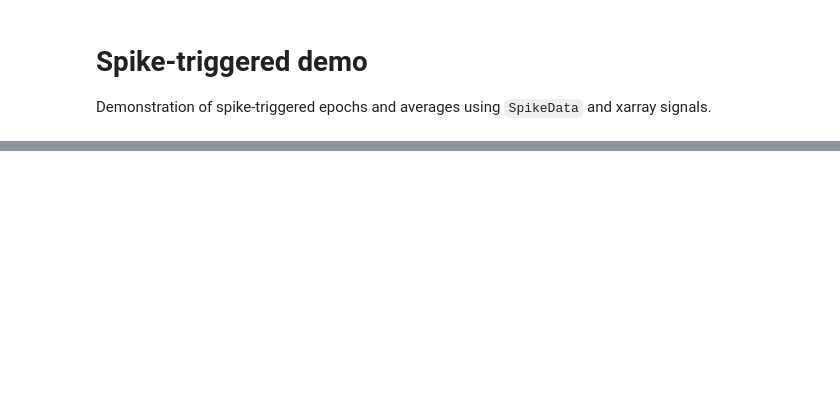
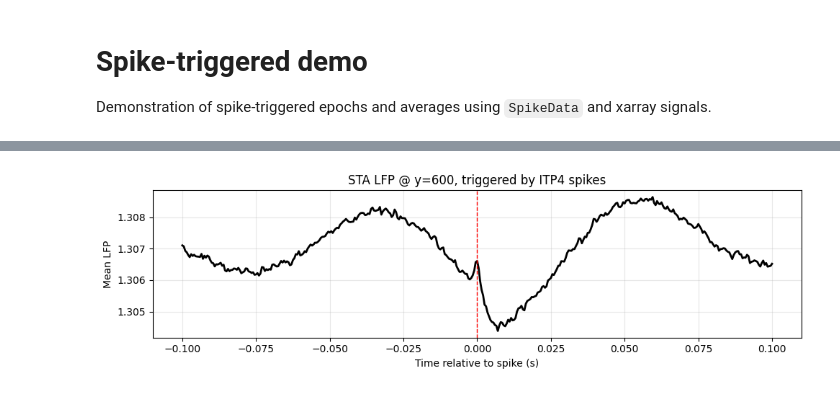
Before and after one commit to niknovikov19/sim-data-analyzer, a Jupyter notebook: dev_scratch/spike_triggered_demo.ipynb, the cells around one changed output, grey strips where cells are left out. Cells and saved outputs as stored; diff of their text form; code cells hidden in the pictures; blank space fills up the shorter version.

```diff
--- a/dev_scratch/spike_triggered_demo.ipynb
+++ b/dev_scratch/spike_triggered_demo.ipynb
@@ -22,19 +22,19 @@ from sim_data_analyzer.xr_signal import interp_time_outliers
 from sim_data_analyzer.xr_spike_triggered import calc_xr_sta
 # %%
 # Parameters
-TRIGGER_POP = 'IT3'
-RATE_SIGNAL_POP = 'PV2'
-T_LIMITS = (10.0, 15.0)
-TIME_WIN = (-0.05, 0.05)   # seconds around each spike
+TRIGGER_POP = 'ITP4'
+RATE_SIGNAL_POP = 'IT2'
+T_LIMITS = (10.0, 30.0)
+TIME_WIN = (-0.1, 0.1)   # seconds around each spike
 LFP_Y = 600.0
 CSD_Y = 600.0
 
 FPATH_SIM_RESULT = (
-    DIR_PACKAGE / 'dev_scratch' / 'data_src' / 'a1_lfp_15s' / 'data_00000_seed_1000.pkl'
+    DIR_PACKAGE / 'dev_scratch' / 'data_src' / 'a1_lfp_30s' / 'data_00000_seed_1000.pkl'
 )
-DIRPATH_PROC = DIR_PACKAGE / 'dev_scratch' / 'data_proc' / 'a1_lfp_15s_0'
-FPATH_LFP = DIRPATH_PROC / 'a1_lfp_15s_0_lfp.nc'
-FPATH_RATES = DIRPATH_PROC / 'a1_lfp_15s_0_rates_dt_0.005.nc'
+DIRPATH_PROC = DIR_PACKAGE / 'dev_scratch' / 'data_proc' / 'a1_lfp_30s_0'
+FPATH_LFP = DIRPATH_PROC / 'a1_lfp_30s_0_lfp.nc'
+FPATH_RATES = DIRPATH_PROC / 'a1_lfp_30s_0_rates_dt_0.001.nc'
 DIRPATH_OUT = DIRPATH_PROC / 'spike_triggered_demo'
 FPATH_SPIKES = DIRPATH_OUT / f'spikes_{TRIGGER_POP.lower()}_combined_abs_s.npz'
 
@@ -112,3 +156,15 @@ plt.tight_layout()
+# %%
+fig, ax = plt.subplots(figsize=(10, 3))
+ax.plot(X_avg.time_rel, X_avg.values, color='k', linewidth=2)
+ax.axvline(0, color='r', linestyle='--', linewidth=1)
+ax.set_xlabel('Time relative to spike (s)')
+ax.set_ylabel('Mean LFP')
+ax.set_title(f'STA LFP @ y={LFP_Y:g}, triggered by {TRIGGER_POP} spikes')
+ax.grid(True, alpha=0.3)
+plt.tight_layout()
+plt.show()
+# %% [output]
+[figure, added]
 # %%
 # Spike-triggered CSD for one depth channel
 csd = calc_xr_csd(lfp)
```
Also changed, not shown: parts of 13 cells of this notebook, 5 other files.
